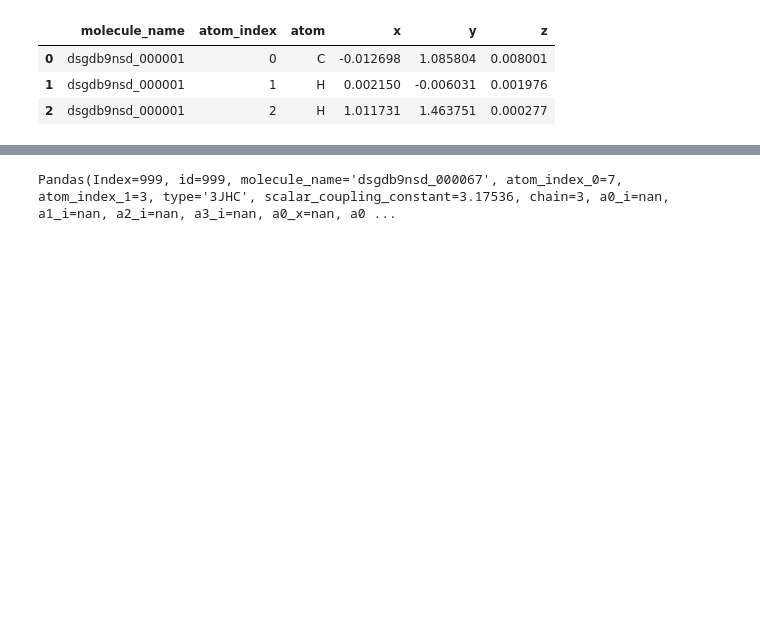
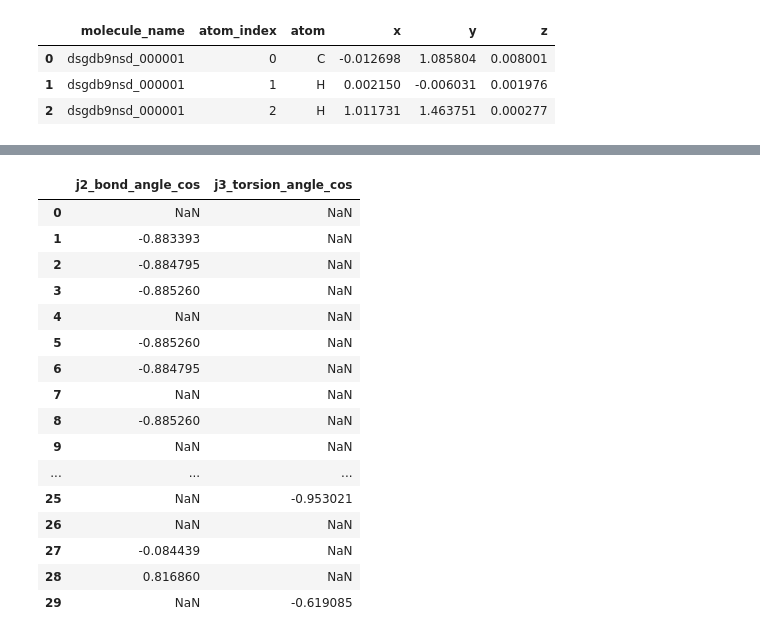
Before and after one commit to miguel-rita/remote-five, a Jupyter notebook: notebooks/EDA.ipynb, the cells around one changed output, grey strips where cells are left out. Saved outputs shown, nothing was run; the diff lists cells and outputs as text; code cells hidden in the pictures; blank space fills up the shorter version.

Commit message:
compute j2 and j3 angles

```diff
--- a/notebooks/EDA.ipynb
+++ b/notebooks/EDA.ipynb
@@ -193,4 +213,21 @@ expand_train.head(30)
-# %%
-row
-# %% [output]
-Pandas(Index=999, id=999, molecule_name='dsgdb9nsd_000067', atom_index_0=7, atom_index_1=3, type='3JHC', scalar_coupling_constant=3.17536, chain=3, a0_i=nan, a1_i=nan, a2_i=nan, a3_i=nan, a0_x=nan, a0 ...
+# %%
+te = pd.read_hdf('../features/simple_angles_cos_train.h5')
+te.head(30)
+# %% [output]
+|  | j2_bond_angle_cos | j3_torsion_angle_cos |
+| 0 | NaN | NaN |
+| 1 | -0.883393 | NaN |
+| 2 | -0.884795 | NaN |
+| 3 | -0.885260 | NaN |
+| 4 | NaN | NaN |
+| 5 | -0.885260 | NaN |
+| 6 | -0.884795 | NaN |
+| 7 | NaN | NaN |
+| 8 | -0.885260 | NaN |
+| 9 | NaN | NaN |
+| ... | ... | ... |
+| 25 | NaN | -0.953021 |
+| 26 | NaN | NaN |
+| 27 | -0.084439 | NaN |
+| 28 | 0.816860 | NaN |
+| 29 | NaN | -0.619085 |
```
Also changed, not shown: parts of 5 cells of this notebook, 3 other files.
